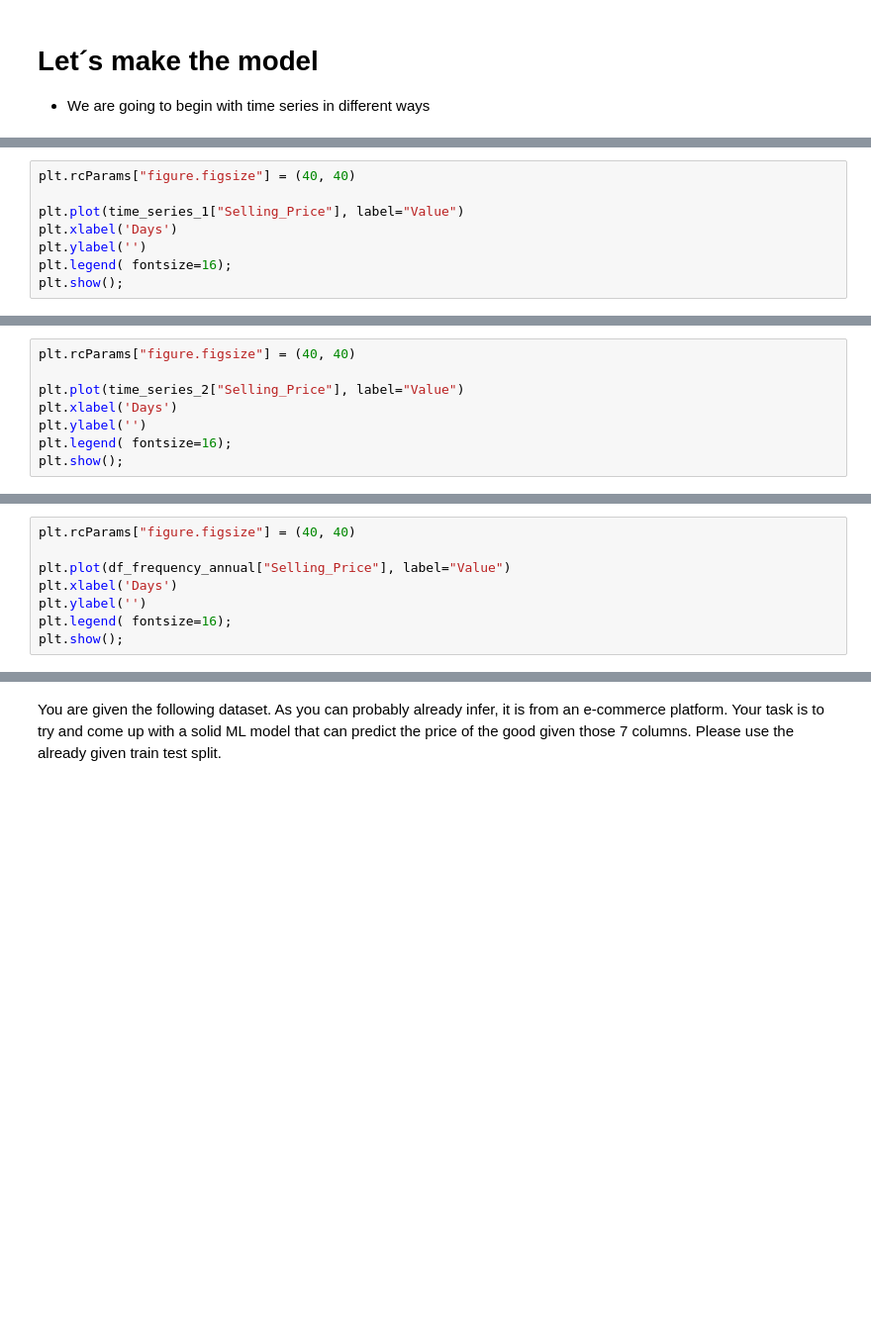
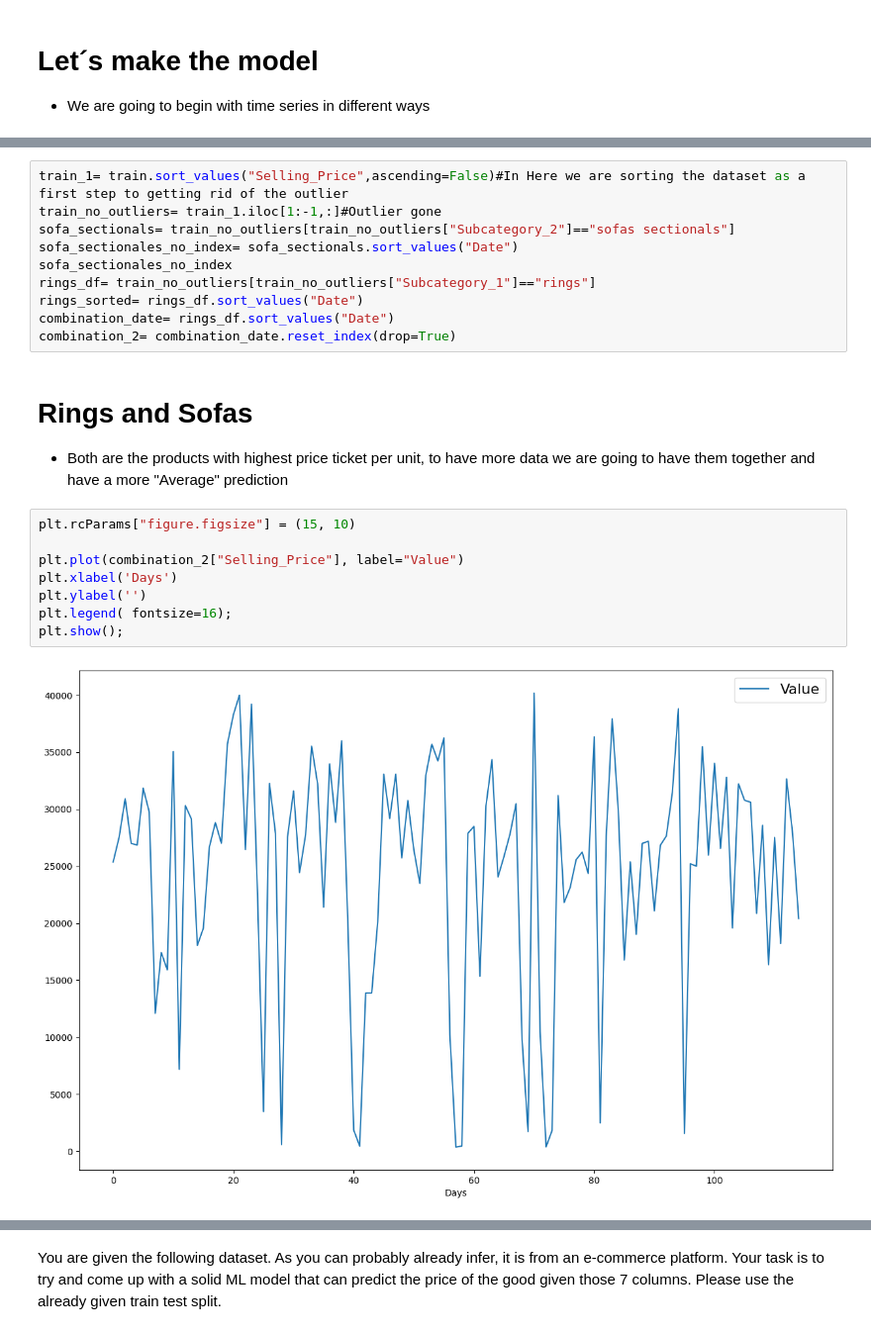
Before and after one commit to AETNA-68/Price_Forecast_Exponential-Smoothing, a Jupyter notebook: Forecasting.ipynb, the cells around one changed output, grey strips where cells are left out. Shown at 99% size. Saved outputs shown, nothing was run; the diff lists cells and outputs as text; blank space fills up the shorter version.

```diff
--- a/Forecasting.ipynb
+++ b/Forecasting.ipynb
@@ -371,8 +295,0 @@ time_series_1= train.drop(columns={"Product","Product_Brand","Item_Category","Su
-# %%
-plt.rcParams["figure.figsize"] = (40, 40)
-
-plt.plot(time_series_1["Selling_Price"], label="Value")
-plt.xlabel('Days')
-plt.ylabel('')
-plt.legend( fontsize=16);
-plt.show();
@@ -397,8 +295,0 @@ memory usage: 1.8 KB
-# %%
-plt.rcParams["figure.figsize"] = (40, 40)
-
-plt.plot(time_series_2["Selling_Price"], label="Value")
-plt.xlabel('Days')
-plt.ylabel('')
-plt.legend( fontsize=16);
-plt.show();
@@ -511,8 +295,0 @@ df_frequency_annual.head(15)
-# %%
-plt.rcParams["figure.figsize"] = (40, 40)
-
-plt.plot(df_frequency_annual["Selling_Price"], label="Value")
-plt.xlabel('Days')
-plt.ylabel('')
-plt.legend( fontsize=16);
-plt.show();
@@ -523,0 +300,23 @@ plt.show();
+# %%
+train_1= train.sort_values("Selling_Price",ascending=False)#In Here we are sorting the dataset as a first step to getting rid of the outlier
+train_no_outliers= train_1.iloc[1:-1,:]#Outlier gone
+sofa_sectionals= train_no_outliers[train_no_outliers["Subcategory_2"]=="sofas sectionals"]
+sofa_sectionales_no_index= sofa_sectionals.sort_values("Date")
+sofa_sectionales_no_index
+rings_df= train_no_outliers[train_no_outliers["Subcategory_1"]=="rings"]
+rings_sorted= rings_df.sort_values("Date")
+combination_date= rings_df.sort_values("Date")
+combination_2= combination_date.reset_index(drop=True)
+# %% [markdown]
+# Rings and Sofas
+- Both are the products with highest price ticket per unit, to have more data we are going to have them together and have a more "Average" prediction
+# %%
+plt.rcParams["figure.figsize"] = (15, 10)
+
+plt.plot(combination_2["Selling_Price"], label="Value")
+plt.xlabel('Days')
+plt.ylabel('')
+plt.legend( fontsize=16);
+plt.show();
+# %% [output]
+[figure, added]
```
Also changed, not shown: parts of 60 cells of this notebook, 1 other file.
